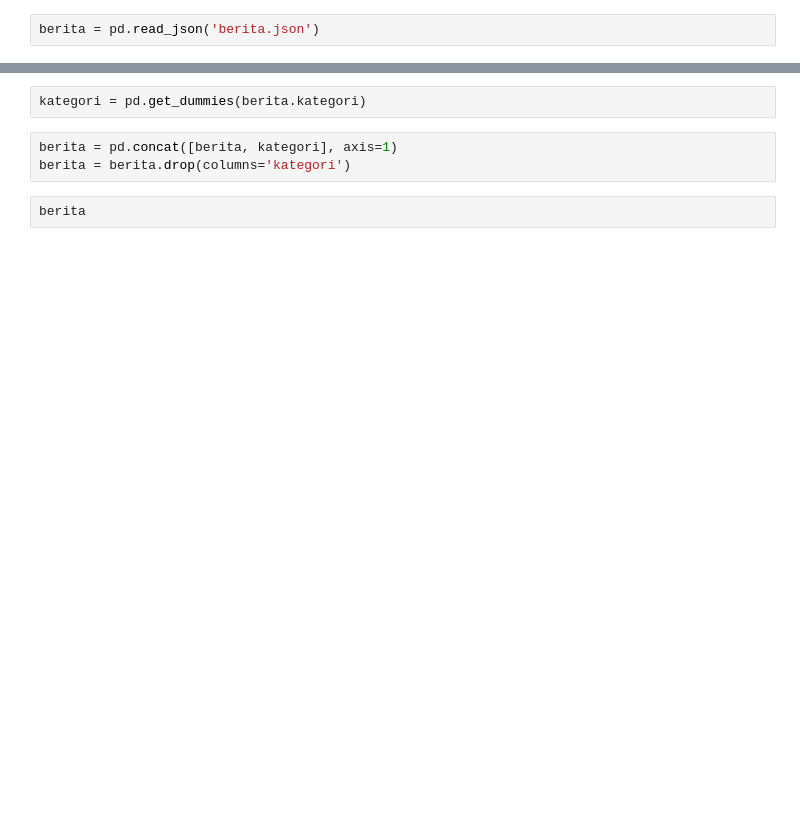
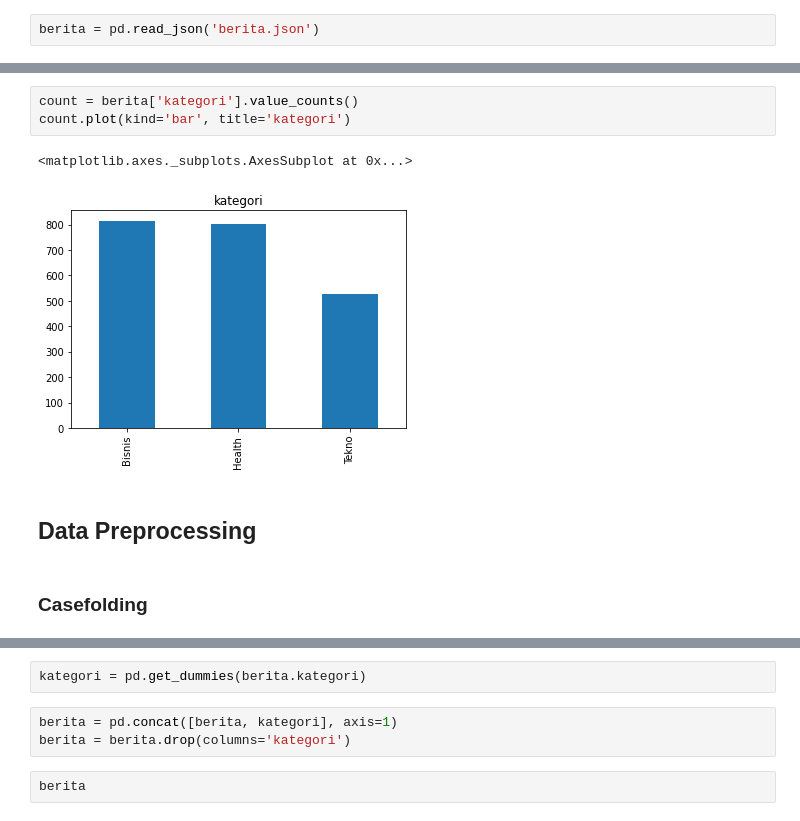
Before and after one commit to zaelani23/KlasifikasiJudulBerita, a Jupyter notebook: KlasifikasiJudulBerita.ipynb, the cells around one changed output, grey strips where cells are left out. Drawn from its saved outputs; the diff is of its cells as text; blank space fills up the shorter version.

```diff
--- a/KlasifikasiJudulBerita.ipynb
+++ b/KlasifikasiJudulBerita.ipynb
@@ -31,0 +70,10 @@ berita.head()
+# %%
+count = berita['kategori'].value_counts()
+count.plot(kind='bar', title='kategori')
+# %% [output]
+<matplotlib.axes._subplots.AxesSubplot at 0x...>
+[figure, added]
+# %% [markdown]
+## Data Preprocessing
+# %% [markdown]
+### Casefolding
```
Also changed, not shown: parts of 42 cells of this notebook.
